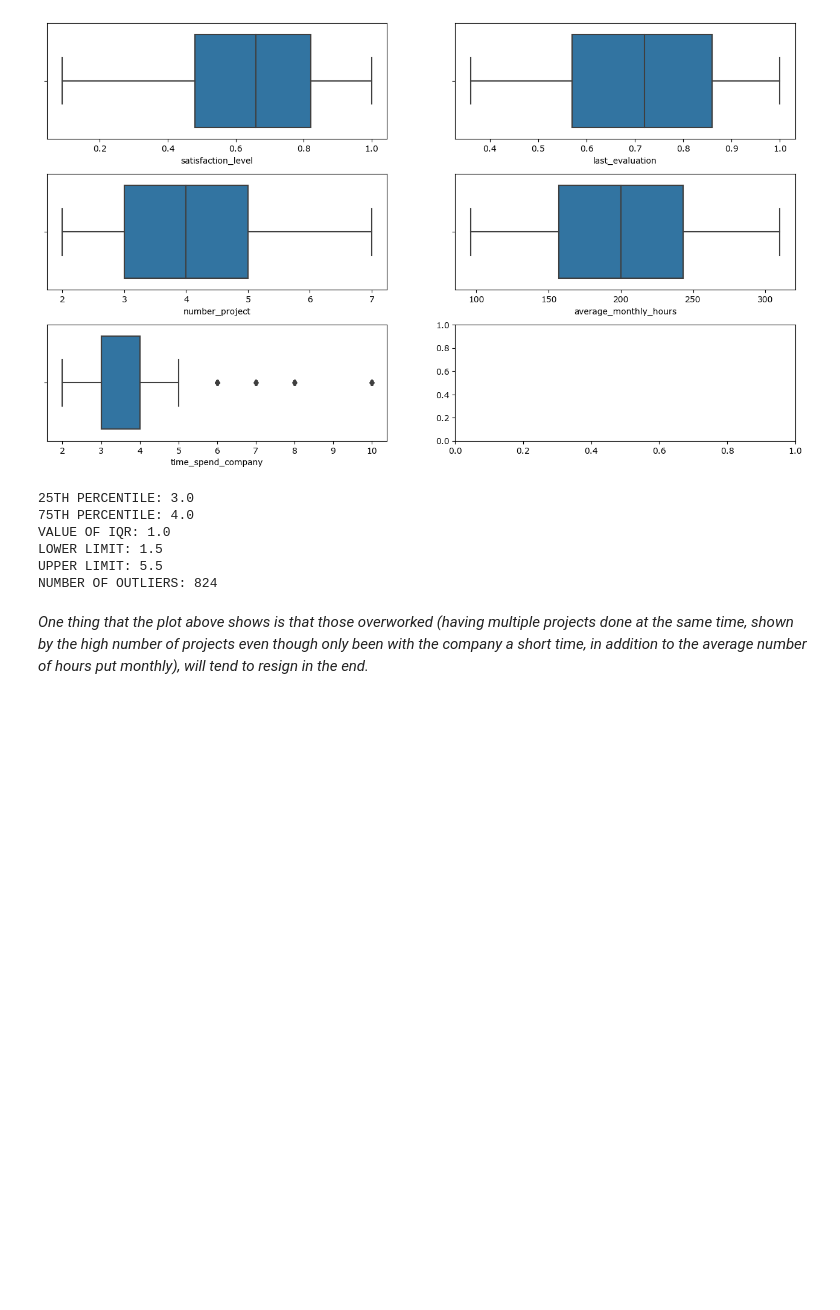
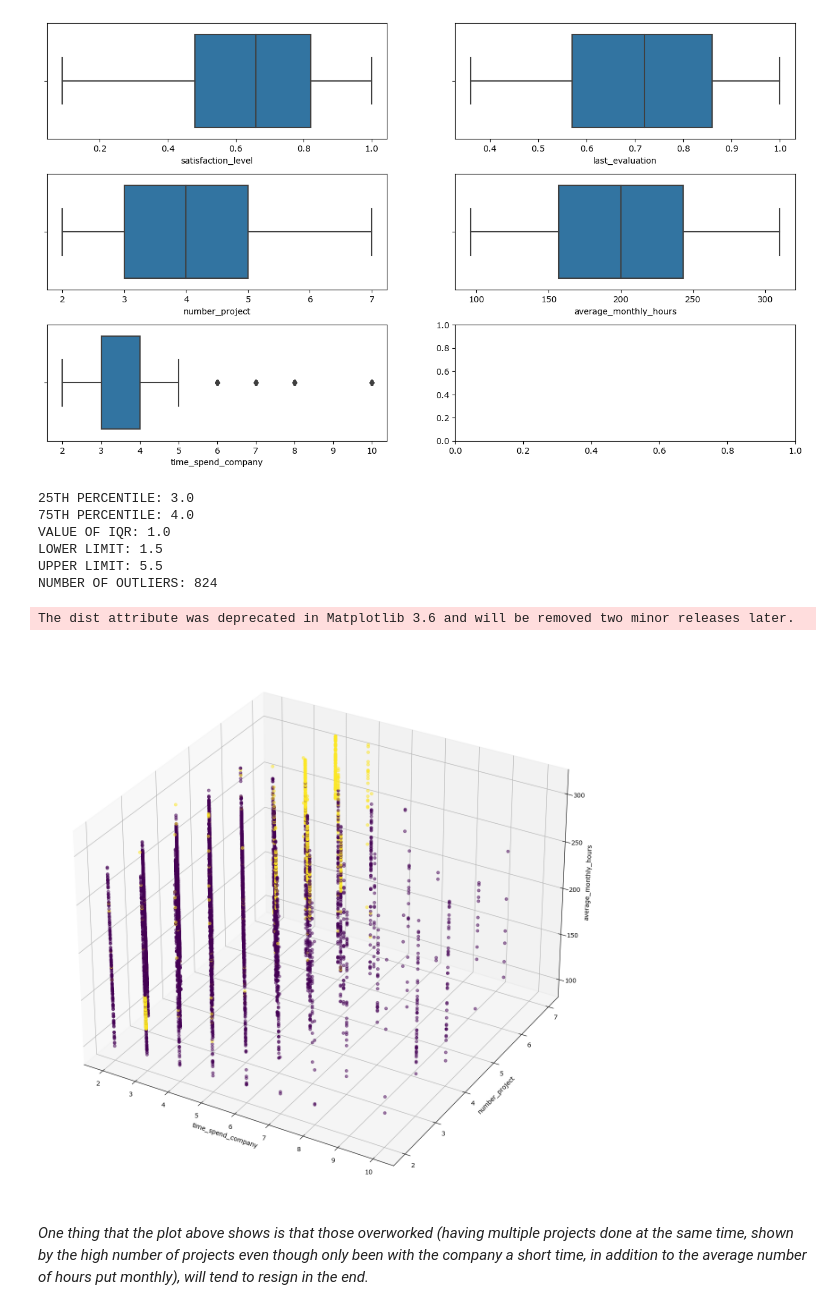
Before and after one commit to huhehuhehu/coursera-courses-projects, a Jupyter notebook: advanced-salifort/SalifortMotors.ipynb, the cells around one changed output. Drawn from its saved outputs; the diff is of its cells as text; code cells hidden in the pictures; blank space fills up the shorter version.

```diff
--- a/advanced-salifort/SalifortMotors.ipynb
+++ b/advanced-salifort/SalifortMotors.ipynb
@@ -191,19 +191,37 @@ LOWER LIMIT: 1.5
 UPPER LIMIT: 5.5
 NUMBER OF OUTLIERS: 824
 # %%
+fig = plt.figure(figsize=(16, 16))
+ax = fig.add_subplot(projection='3d')
+
 df_over = df[['time_spend_company', 'number_project', 'average_monthly_hours','left']].copy()
-df_over['left'] = df_over['left'].map({0:'no', 1:'yes'})
 
-fig = px.scatter_3d(df_over, x='time_spend_company', y='number_project', z='average_monthly_hours', color='left', color_discrete_map={'no': 'blue', 'yes': 'red'},
-                    width=1080, height=1080)
 
-fig.update_layout(scene=dict(
-    xaxis_title='time_spend_company',
-    yaxis_title='number_project',
-    zaxis_title='average_monthly_hours'
-))
+ax.scatter3D(data=df_over, xs='time_spend_company', ys='number_project', zs='average_monthly_hours', c='left', alpha=0.5)
+ax.set_xlabel('time_spend_company')
+ax.set_ylabel('number_project')
+ax.set_zlabel('average_monthly_hours')
+ax.dist = 10
 
-fig.show()
+plt.show()
+
+#USE THIS FOR INTERACTIVE PLOT
+# df_over = df[['time_spend_company', 'number_project', 'average_monthly_hours','left']].copy()
+# df_over['left'] = df_over['left'].map({0:'no', 1:'yes'})
+
+# fig = px.scatter_3d(df_over, x='time_spend_company', y='number_project', z='average_monthly_hours', color='left', color_discrete_map={'no': 'blue', 'yes': 'red'},
+#                     width=1080, height=1080)
+
+# fig.update_layout(scene=dict(
+#     xaxis_title='time_spend_company',
+#     yaxis_title='number_project',
+#     zaxis_title='average_monthly_hours'
+# ))
+
+# fig.show()
+# %% [output]
+The dist attribute was deprecated in Matplotlib 3.6 and will be removed two minor releases later.
+[figure, added]
 # %% [markdown]
 *One thing that the plot above shows is that those overworked (having multiple projects done at the same time, shown by the high number of projects even though only been with the company a short time, in addition to the average number of hours put monthly), will tend to resign in the end.*
 # %%
```
Also changed, not shown: parts of 1 cell of this notebook.
